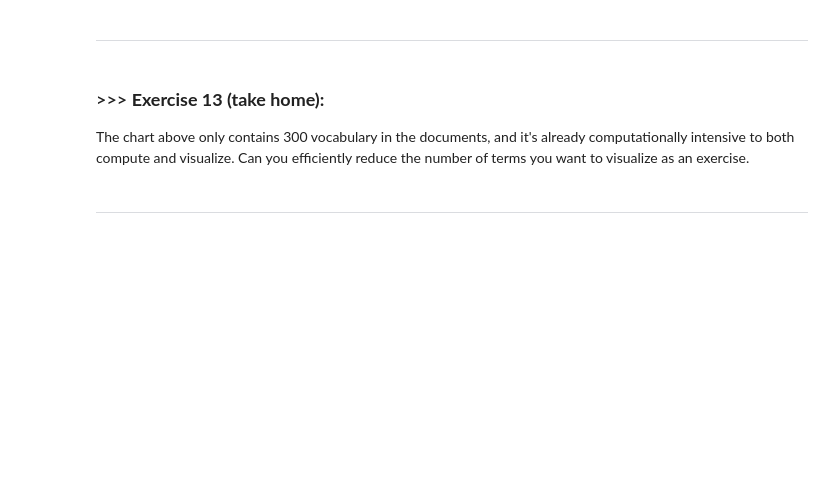
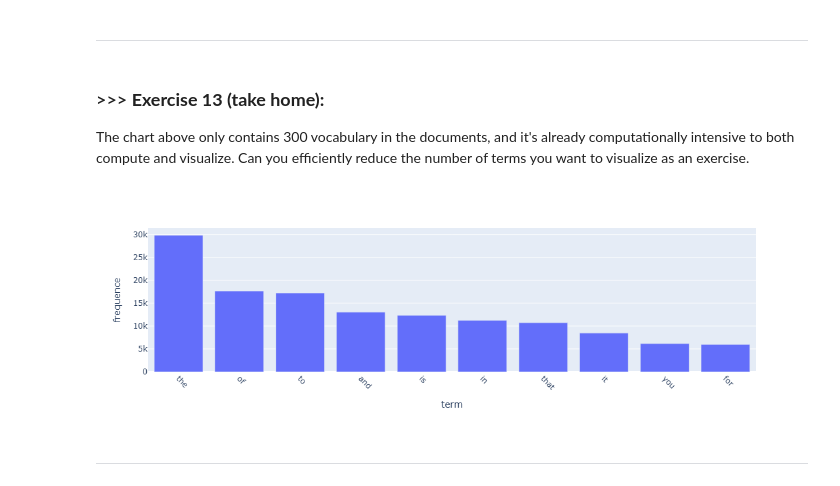
Before and after one commit to lu1hOAO/DM2025-Lab1-Exercise, a Jupyter notebook: DM2025-Lab1-Master.ipynb, the cells around one changed output. Cells and saved outputs as stored; diff of their text form; code cells hidden in the pictures; blank space fills up the shorter version.

Commit message:
exercise 11 to 15

```diff
--- a/DM2025-Lab1-Master.ipynb
+++ b/DM2025-Lab1-Master.ipynb
@@ -1202,3 +1227,18 @@ The chart above only contains 300 vocabulary in the documents, and it's already
+# %%
+# Answer here
+# 和 Exercise 11 一樣 我只取前十個頻率高的詞
+
+term_frequencies = np.asarray(X_counts.sum(axis=0))[0]
+top_idx=np.argsort(-term_frequencies )[:10]
+
+df=pd.DataFrame({"term":count_vect.get_feature_names_out()[top_idx],
+                  "frequence":term_frequencies[top_idx]})
+g=px.bar(df,x="term",y="frequence")
+g.update_traces(textposition="outside")
+g.update_layout(xaxis_tickangle=45)
+g.show()
+# %% [output]
+[figure, added]
 # %% [markdown]
 ---
 # %% [markdown]
```
Also changed, not shown: parts of 19 cells of this notebook.
